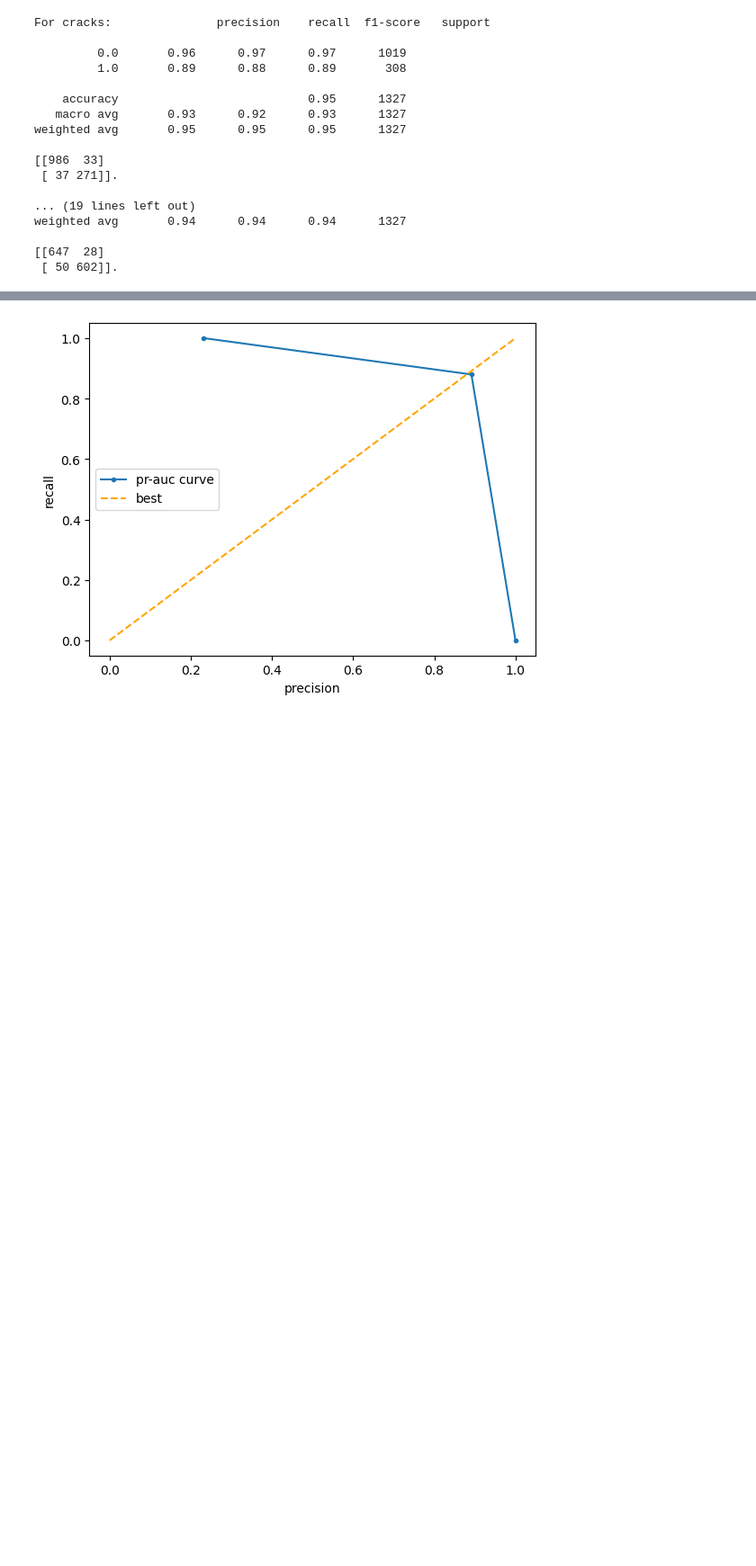
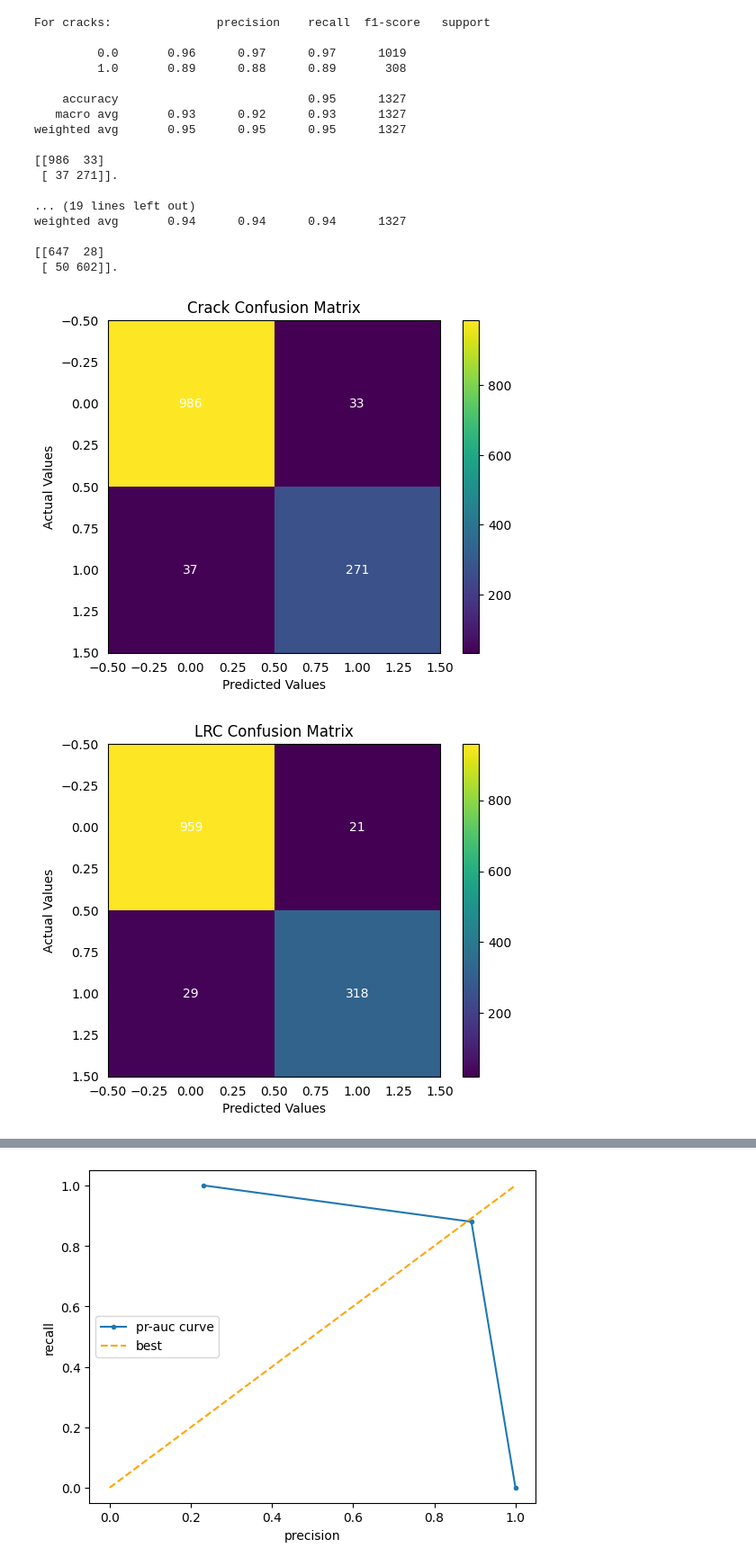
Before and after one commit to eunice-nwaobi/ENGG-680-Project, a Jupyter notebook: model/adaptedMeijer.ipynb, the cells around one changed output, grey strips where cells are left out. Shown at 90% size. Drawn from its saved outputs; the diff is of its cells as text; code cells hidden in the pictures; blank space fills up the shorter version.

Commit message:
Plotting Confusion matrices

```diff
--- a/model/adaptedMeijer.ipynb
+++ b/model/adaptedMeijer.ipynb
@@ -434,3 +429,39 @@ weighted avg       0.94      0.94      0.94      1327
 
 [[647  28]
  [ 50 602]].
+# %%
+def printCM(data, title):
+  '''Function to print confusion matrix.'''
+
+  plt.imshow(data, cmap='viridis', interpolation='nearest')
+
+
+  plt.colorbar()
+
+
+  for i in range(data.shape[0]):  # Loop through rows
+     for j in range(data.shape[1]):  # Loop through columns
+         plt.annotate(str(data[i][j]), xy=(j, i),
+                     ha='center', va='center', color='white')
+
+
+  plt.title(f'{title}')
+  plt.xlabel('Predicted Values')
+  plt.ylabel('Actual Values')
+  plt.tick_params(left = False, bottom = False)
+  plt.show()
+# %%
+data = np.array([[986,  33],
+ [ 37, 271]])
+printCM(data, "Crack Confusion Matrix")
+
+data = np.array([[959,  21],
+ [ 29, 318]])
+printCM(data, "LRC Confusion Matrix")
+
+data = np.array([[647,  28],
+ [ 50, 602]])
+printCM(data, "Defect Confusion Matrix")
+# %% [output]
+[figure, added]
+[figure, added]
```
Also changed, not shown: parts of 3 cells of this notebook.
